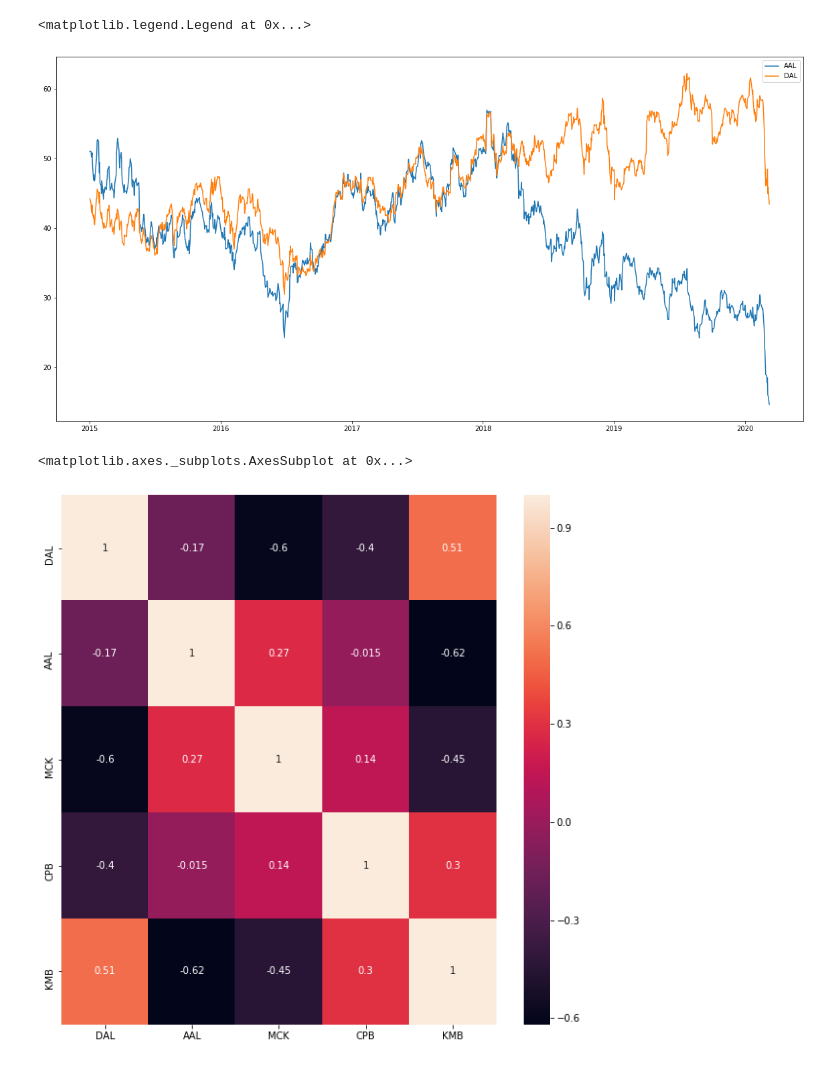
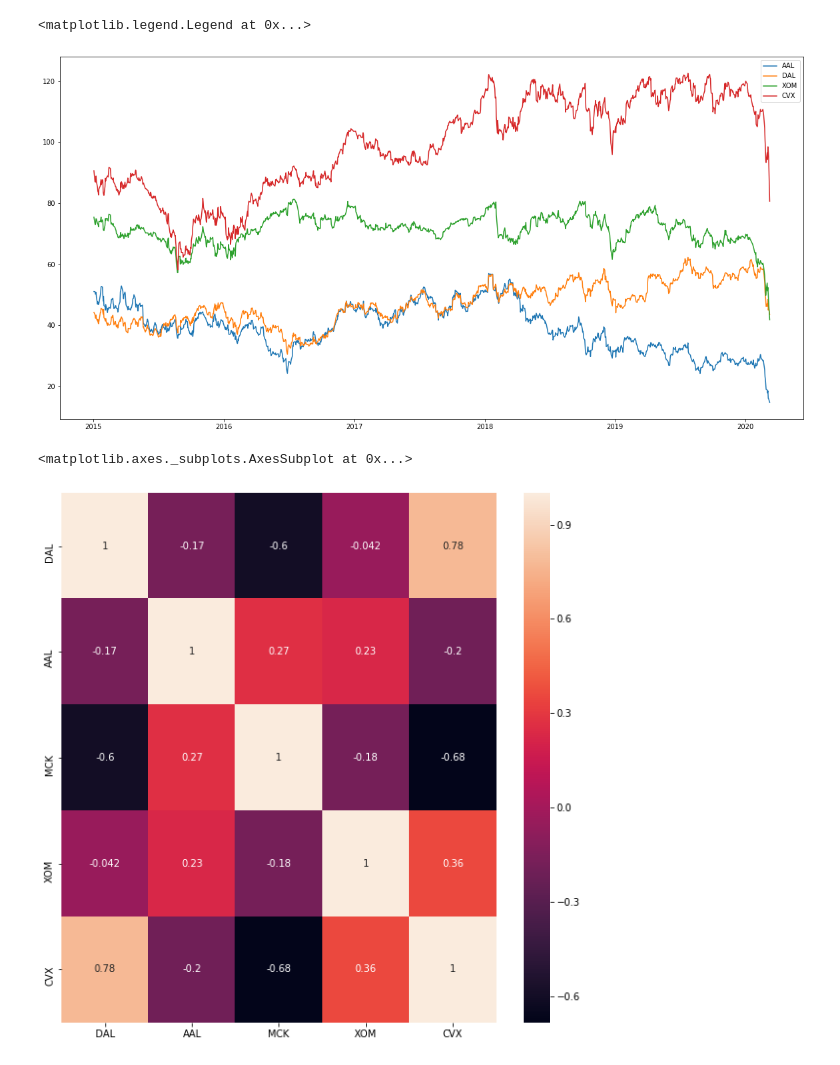
Before and after one commit to Mtaylert/MachineLearning_FromScratch, a Jupyter notebook: SpecificProjects/StockData.ipynb, the cells around one changed output. Drawn from its saved outputs; the diff is of its cells as text; code cells hidden in the pictures.

```diff
--- a/SpecificProjects/StockData.ipynb
+++ b/SpecificProjects/StockData.ipynb
@@ -13,32 +14,32 @@ def PullTicket(symbol,start='2015-1-1', end='2020-3-10'):
     tickerdf.columns = ['Date',symbol]
     return tickerdf
 
-ticke = ['AAL', 'MCK','DAL','CPB','KMB']
+tickers = ['AAL', 'MCK','DAL','XOM','CVX']
 
-AAL = PullTicket(airlines[0])
-MCK = PullTicket(airlines[1])
-DAL = PullTicket(airlines[2])
-CPB = PullTicket(airlines[3])
-KMB = PullTicket(airlines[4])
+AAL = PullTicket(tickers[0])
+MCK = PullTicket(tickers[1])
+DAL = PullTicket(tickers[2])
+XOM = PullTicket(tickers[3])
+CVX = PullTicket(tickers[4])
 # %%
 
 plt.figure(figsize=(20,10))
 plt.plot(AAL['Date'],AAL['AAL'], label ='AAL')
 plt.plot(DAL['Date'],DAL['DAL'], label ='DAL')
-#plt.plot(CPB['Date'],CPB['CPB'], label ='CPB')
-#plt.plot(KMB['Date'],KMB['KMB'], label ='KMB')
+plt.plot(XOM['Date'],XOM['XOM'], label ='XOM')
+plt.plot(CVX['Date'],CVX['CVX'], label ='CVX')
 plt.legend()
 # %% [output]
 <matplotlib.legend.Legend at 0x...>
-[figure, old version]
+[figure, new version]
 # %%
 plt.figure(figsize=(10,10))
 sns.heatmap(pd.concat([DAL,
            AAL.iloc[:,1],
            MCK.iloc[:,1],
-          CPB.iloc[:,1],
-           KMB.iloc[:,1]],
+          XOM.iloc[:,1],
+           CVX.iloc[:,1]],
           axis=1).corr(),annot=True)
 # %% [output]
 <matplotlib.axes._subplots.AxesSubplot at 0x...>
-[figure, old version]
+[figure, new version]
```
Also changed, not shown: parts of 10 cells of this notebook, 2 other files.
